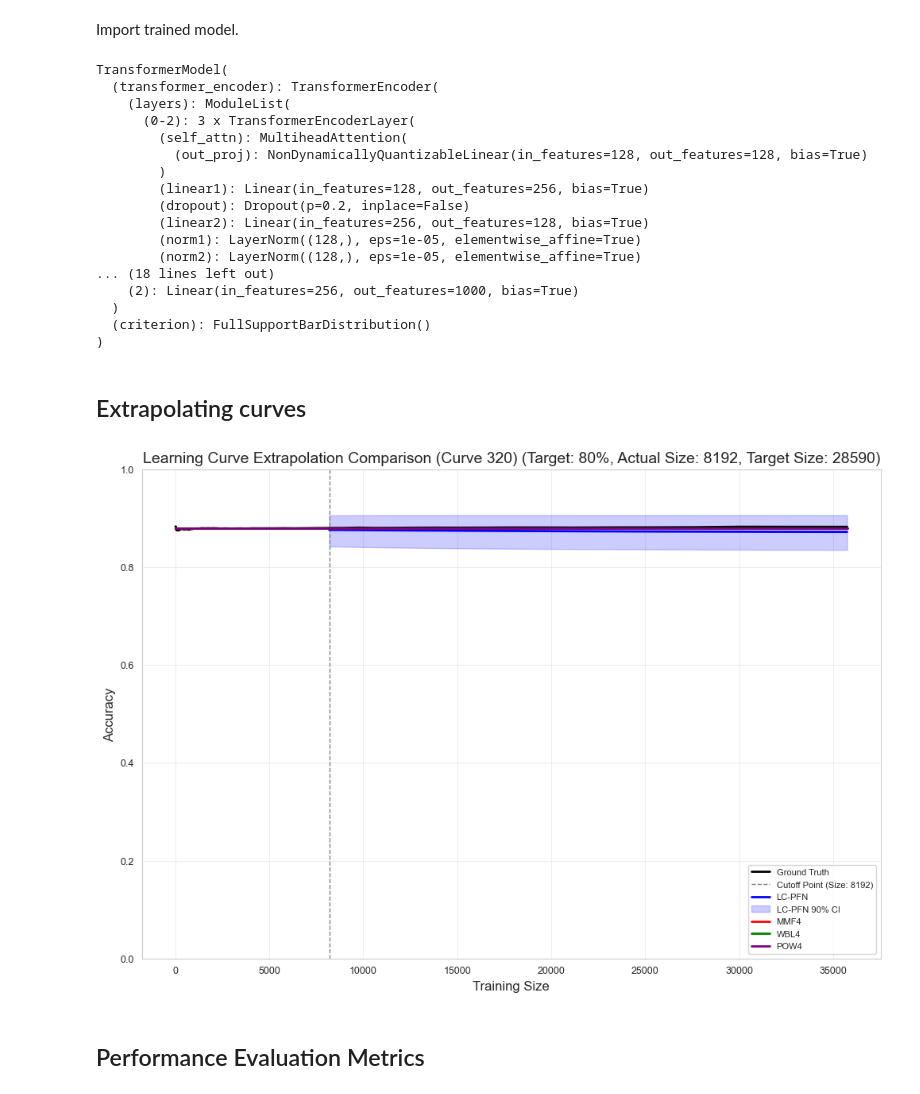
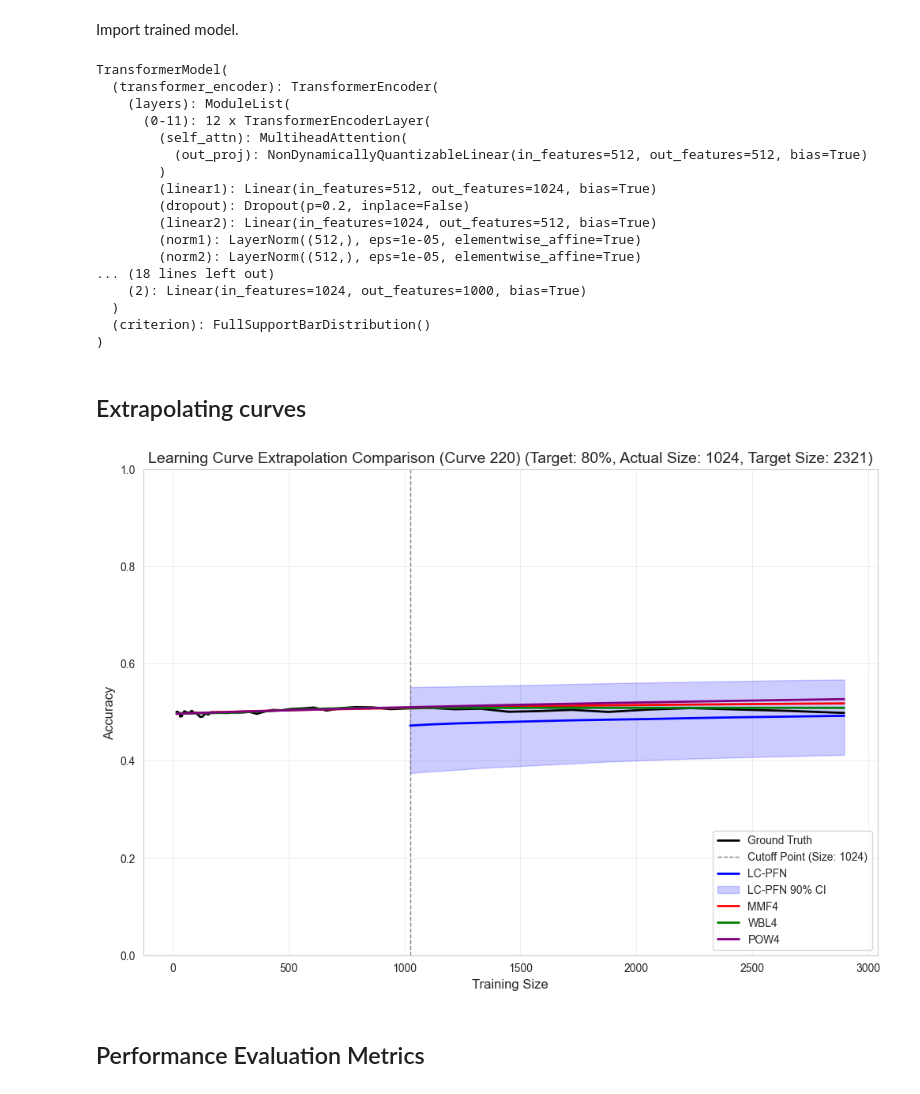
Before and after one commit to adelinacazacu/Extrapolating-Learning-Curves-When-Do-Neural-Networks-Outperform-Parametric-Models-, a Jupyter notebook: experiment2/experiment2_shape_evaluation_parametric_vs_lcpfn.ipynb, the cells around one changed output. Cells and saved outputs as stored; diff of their text form; code cells hidden in the pictures.

```diff
--- a/experiment2/experiment2_shape_evaluation_parametric_vs_lcpfn.ipynb
+++ b/experiment2/experiment2_shape_evaluation_parametric_vs_lcpfn.ipynb
@@ -172,24 +172,24 @@ SVM_poly curves in training set: 211
 # %% [markdown]
 Import trained model.
 # %%
-model_name = 'lcpfn_model_exp2_80_128_3_1000_0.0001_50_300.pth'
-model = torch.load(f'../trained_models/{model_name}', weights_only=False)
+model_name = 'lcpfn_model_exp2_140_512_12_1000_0.0001_250_800.pth'
+model = torch.load(f'../trained_models/exp2_140_512_12_1000_0.0001_250_800/{model_name}', weights_only=False)
 model.eval()
 # %% [output]
 TransformerModel(
   (transformer_encoder): TransformerEncoder(
     (layers): ModuleList(
-      (0-2): 3 x TransformerEncoderLayer(
+      (0-11): 12 x TransformerEncoderLayer(
         (self_attn): MultiheadAttention(
-          (out_proj): NonDynamicallyQuantizableLinear(in_features=128, out_features=128, bias=True)
+          (out_proj): NonDynamicallyQuantizableLinear(in_features=512, out_features=512, bias=True)
         )
-        (linear1): Linear(in_features=128, out_features=256, bias=True)
+        (linear1): Linear(in_features=512, out_features=1024, bias=True)
         (dropout): Dropout(p=0.2, inplace=False)
-        (linear2): Linear(in_features=256, out_features=128, bias=True)
-        (norm1): LayerNorm((128,), eps=1e-05, elementwise_affine=True)
-        (norm2): LayerNorm((128,), eps=1e-05, elementwise_affine=True)
+        (linear2): Linear(in_features=1024, out_features=512, bias=True)
+        (norm1): LayerNorm((512,), eps=1e-05, elementwise_affine=True)
+        (norm2): LayerNorm((512,), eps=1e-05, elementwise_affine=True)
 ... (18 lines left out)
-    (2): Linear(in_features=256, out_features=1000, bias=True)
+    (2): Linear(in_features=1024, out_features=1000, bias=True)
   )
   (criterion): FullSupportBarDistribution()
 )
@@ -468,10 +468,10 @@ def compare_extrapolations(curve_idx, data, anchor_sizes, lcpfn_model, min_point
 
     return fig
 # %%
-fig = compare_extrapolations(curve_idx=320, data=test_curves, anchor_sizes=ANCHOR_SIZE, lcpfn_model=model, cutoff_percentage=0.8)
+fig = compare_extrapolations(curve_idx=220, data=test_curves, anchor_sizes=ANCHOR_SIZE, lcpfn_model=model, cutoff_percentage=0.8)
 plt.show()
 # %% [output]
-[figure, old version]
+[figure, new version]
 # %% [markdown]
 ## Performance Evaluation Metrics
 # %%
```
Also changed, not shown: parts of 6 cells of this notebook, 11 other files.
